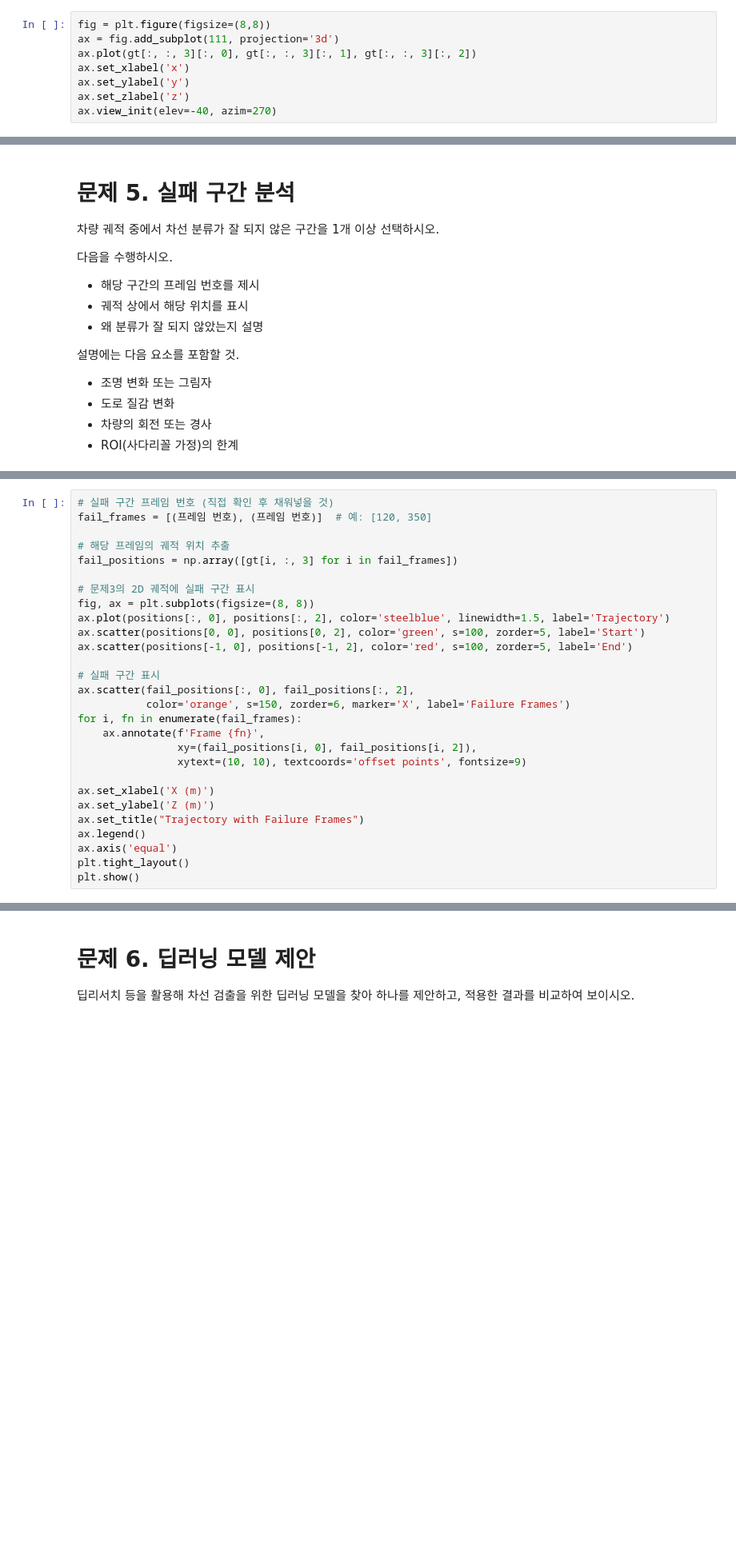
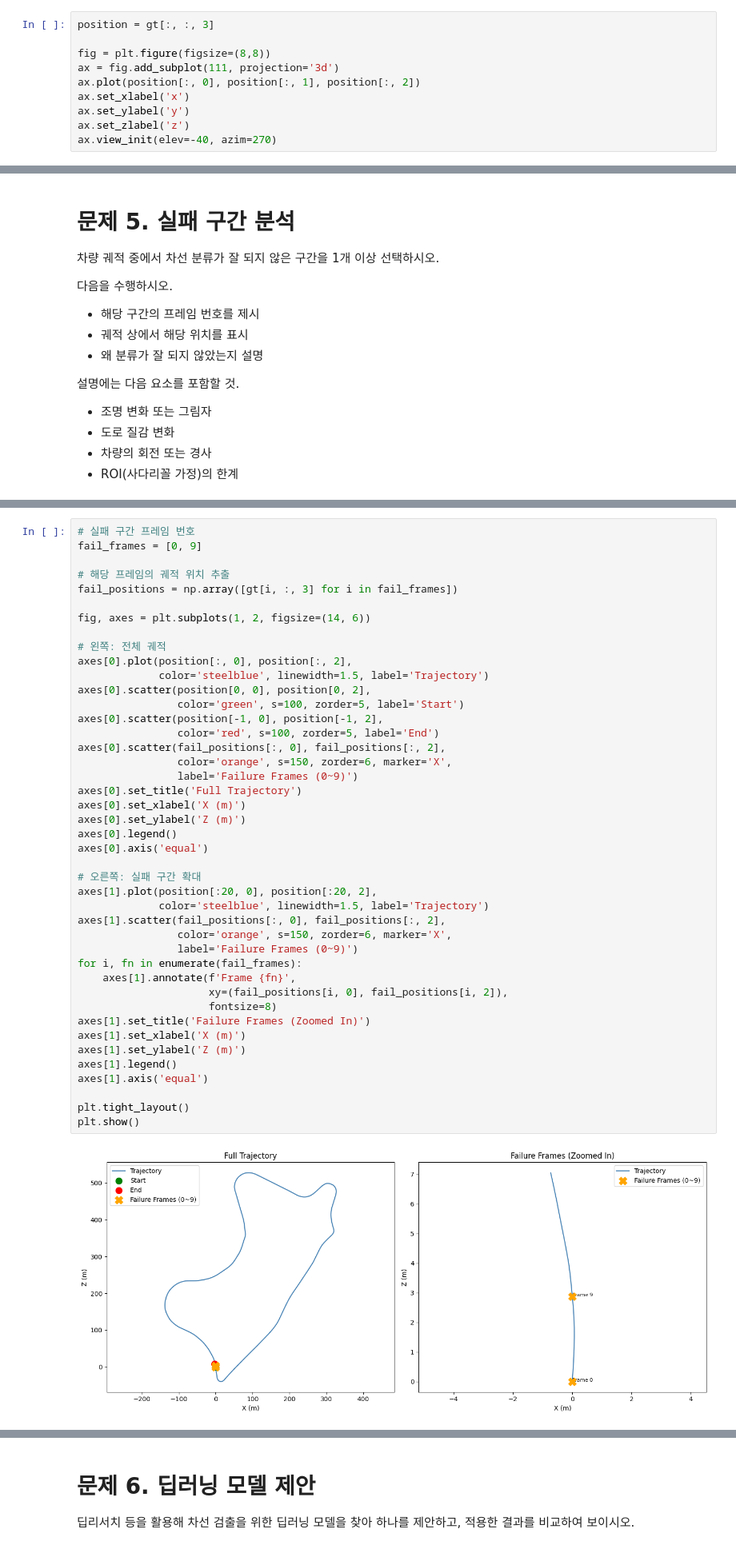
Before and after one commit to p1364yeaji/2026AutoMobility_class, a Jupyter notebook: Mid-term.ipynb, the cells around one changed output, grey strips where cells are left out. Shown at 80% size. Drawn from its saved outputs; the diff is of its cells as text; blank space fills up the shorter version.

```diff
--- a/Mid-term.ipynb
+++ b/Mid-term.ipynb
@@ -357,7 +352,9 @@ print("첫 번째 위치 (기준점):", gt[0].dot(np.array([0,0,0,1])).round(4))
 # %%
+position = gt[:, :, 3]
+
 fig = plt.figure(figsize=(8,8))
 ax = fig.add_subplot(111, projection='3d')
-ax.plot(gt[:, :, 3][:, 0], gt[:, :, 3][:, 1], gt[:, :, 3][:, 2])
+ax.plot(position[:, 0], position[:, 1], position[:, 2])
 ax.set_xlabel('x')
 ax.set_ylabel('y')
 ax.set_zlabel('z')
@@ -661,28 +699,45 @@ uvp=fx⋅dXdZ+cx→cx,vvp→cyu_{vp} = f_x \cdot \frac{dX}{dZ} + c_x \rightarrow
 # %%
-# 실패 구간 프레임 번호 (직접 확인 후 채워넣을 것)
-fail_frames = [(프레임 번호), (프레임 번호)]  # 예: [120, 350]
+# 실패 구간 프레임 번호
+fail_frames = [0, 9]
 
 # 해당 프레임의 궤적 위치 추출
 fail_positions = np.array([gt[i, :, 3] for i in fail_frames])
 
-# 문제3의 2D 궤적에 실패 구간 표시
-fig, ax = plt.subplots(figsize=(8, 8))
-ax.plot(positions[:, 0], positions[:, 2], color='steelblue', linewidth=1.5, label='Trajectory')
-ax.scatter(positions[0, 0], positions[0, 2], color='green', s=100, zorder=5, label='Start')
-ax.scatter(positions[-1, 0], positions[-1, 2], color='red', s=100, zorder=5, label='End')
+fig, axes = plt.subplots(1, 2, figsize=(14, 6))
 
-# 실패 구간 표시
-ax.scatter(fail_positions[:, 0], fail_positions[:, 2],
-           color='orange', s=150, zorder=6, marker='X', label='Failure Frames')
+# 왼쪽: 전체 궤적
+axes[0].plot(position[:, 0], position[:, 2],
+             color='steelblue', linewidth=1.5, label='Trajectory')
+axes[0].scatter(position[0, 0], position[0, 2],
+                color='green', s=100, zorder=5, label='Start')
+axes[0].scatter(position[-1, 0], position[-1, 2],
+                color='red', s=100, zorder=5, label='End')
+axes[0].scatter(fail_positions[:, 0], fail_positions[:, 2],
+                color='orange', s=150, zorder=6, marker='X',
+                label='Failure Frames (0~9)')
+axes[0].set_title('Full Trajectory')
+axes[0].set_xlabel('X (m)')
+axes[0].set_ylabel('Z (m)')
+axes[0].legend()
+axes[0].axis('equal')
+
+# 오른쪽: 실패 구간 확대
+axes[1].plot(position[:20, 0], position[:20, 2],
+             color='steelblue', linewidth=1.5, label='Trajectory')
+axes[1].scatter(fail_positions[:, 0], fail_positions[:, 2],
+                color='orange', s=150, zorder=6, marker='X',
+                label='Failure Frames (0~9)')
 for i, fn in enumerate(fail_frames):
-    ax.annotate(f'Frame {fn}',
-                xy=(fail_positions[i, 0], fail_positions[i, 2]),
-                xytext=(10, 10), textcoords='offset points', fontsize=9)
+    axes[1].annotate(f'Frame {fn}',
+                     xy=(fail_positions[i, 0], fail_positions[i, 2]),
+                     fontsize=8)
+axes[1].set_title('Failure Frames (Zoomed In)')
+axes[1].set_xlabel('X (m)')
+axes[1].set_ylabel('Z (m)')
+axes[1].legend()
+axes[1].axis('equal')
 
-ax.set_xlabel('X (m)')
-ax.set_ylabel('Z (m)')
-ax.set_title("Trajectory with Failure Frames")
-ax.legend()
-ax.axis('equal')
 plt.tight_layout()
 plt.show()
+# %% [output]
+[figure, added]
```
Also changed, not shown: parts of 23 cells of this notebook.
